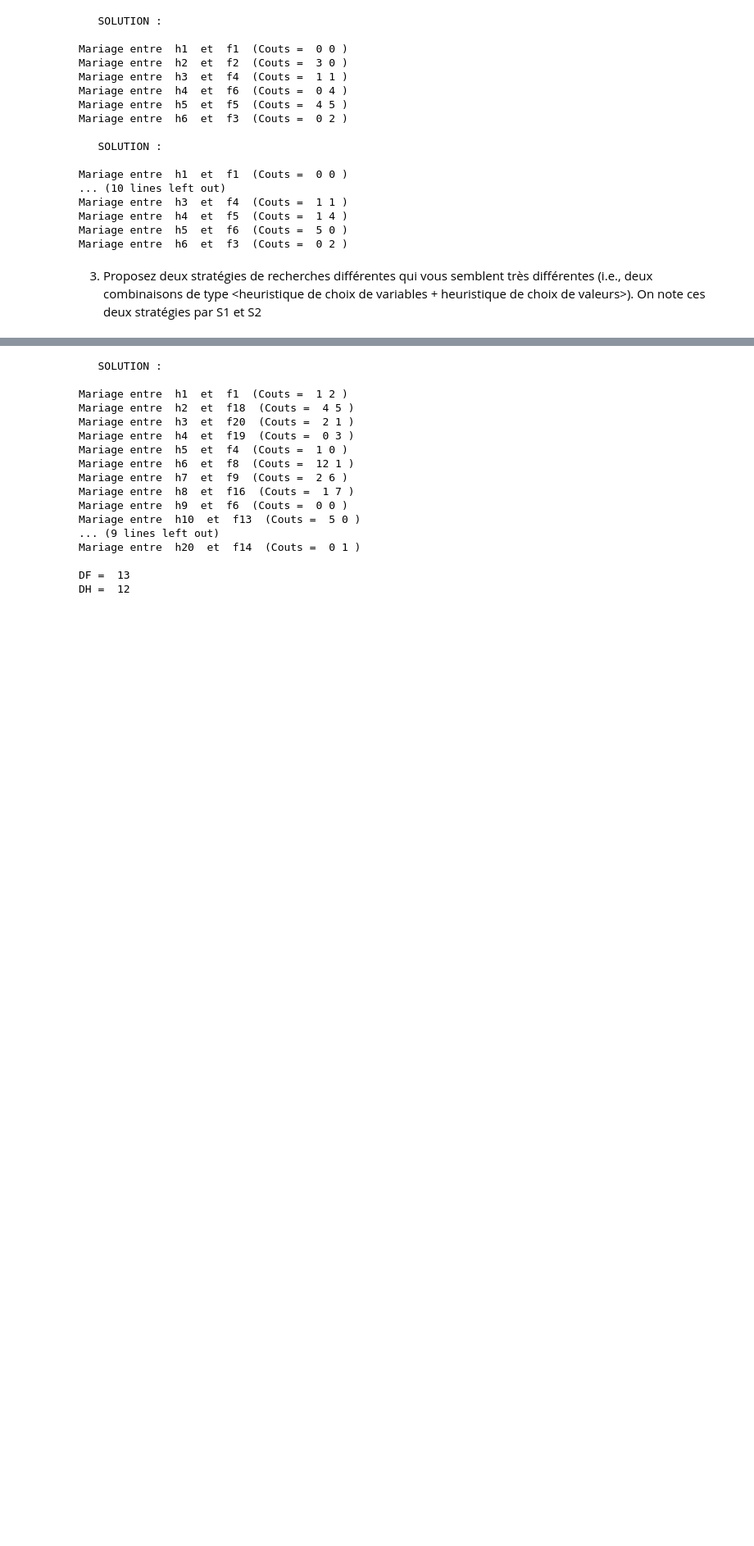
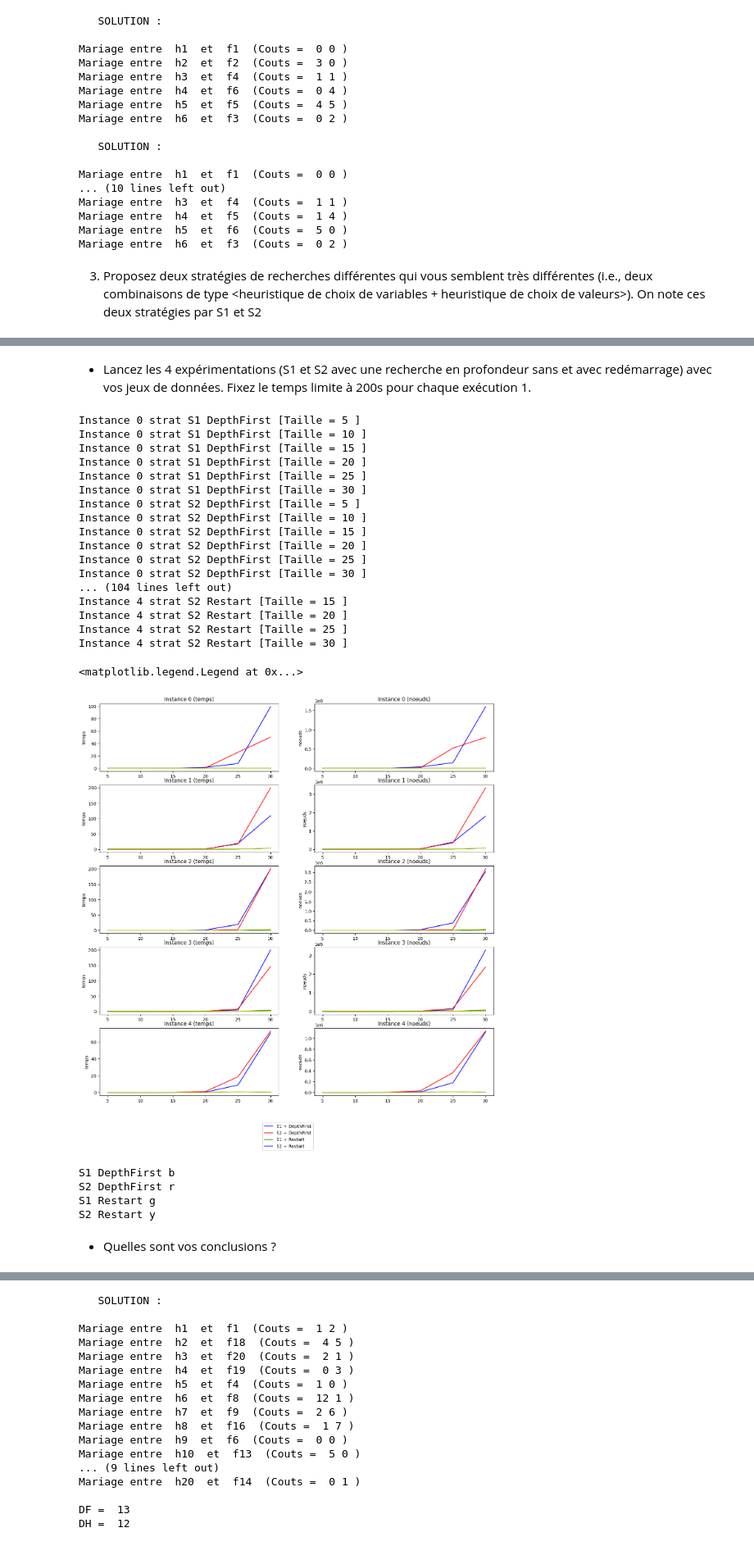
Before and after one commit to Enjmateo/CCP, a Jupyter notebook: final.ipynb, the cells around one changed output, grey strips where cells are left out. Shown at 82% size. Cells and saved outputs as stored; diff of their text form; code cells hidden in the pictures; blank space fills up the shorter version.

```diff
--- a/final.ipynb
+++ b/final.ipynb
@@ -140,8 +140,9 @@ de type <heuristique de choix de variables + heuristique de choix de valeurs>).
 par S1 et S2
 # %%
 vars = [i for i in x.values()]+[i for i in D.values()]
-S1 = mdl.search_phase(vars,varchooser=mdl.select_random_var(), valuechooser=mdl.select_smallest(value()))
-S2 = mdl.search_phase(vars,varchooser=mdl.select_random_var(), valuechooser=mdl.select_random_value())
+strats = {}
+strats["S1"] = mdl.search_phase(vars,varchooser=mdl.select_random_var(), valuechooser=mdl.select_smallest(value()))
+strats["S2"] = mdl.search_phase(vars,varchooser=mdl.select_random_var(), valuechooser=mdl.select_random_value())
 # %% [markdown]
 On veut tester S1 et S2 avec une recherche en profondeur sans et avec redémarrage (’DepthFirst’ vs ’Restart’). Voici le protocole de l’étude expérimentale :
 * Générez différentes instances randomisées du problème avec différentes tailles (à partir de n = 5). Pour
@@ -192,0 +150,72 @@ S1 + DepthFirst :
+# %%
+instances = {}
+#sizes = [5,10,20,30]
+sizes = [5,10,15,20,25,30]
+for N in  sizes:
+    for I in  range(0,5):
+        instances[N,I] = create_random_problem(N)
+# %% [markdown]
+* Lancez les 4 expérimentations (S1 et S2 avec une recherche en profondeur sans et avec redémarrage) avec
+vos jeux de données. Fixez le temps limite à 200s pour chaque exécution 1.
+# %%
+import matplotlib.pyplot as plt
+
+def run(S,type,F,H,L):
+    mdl = CpoModel(name="Mariages "+type+" "+S)
+    mdl.set_search_phases(strats[S])
+    x, D = simple_stable_mariage(mdl,F,H,L)
+    solution = mdl.solve(SearchType=type,trace_log=False,TimeLimit=200)
+    return (solution.get_solver_infos()['NumberOfChoicePoints'],
+    solution.get_solver_infos()['TotalTime'])
+
+#On va dabord choisir les recherches en DepthFirst puis les restart afin de mieux analyser les différentes stratégies (les ecarts étant trop grands)
+fig, axs = plt.subplots(5, 2, figsize=(16,16))
+lines = {}
+for I in range(0,5):
+    for strat, type, color in zip(["S1","S2","S1","S2"],["DepthFirst","DepthFirst","Restart","Restart"],["b","r","g","y"]):
+        results_time = []
+        results_noeuds = []
+        for N in sizes:
+            print("Instance",I,"strat",strat,type,"[Taille =",N,"]")
+            noeuds, temps = run(strat,type,*instances[N,I])
+            results_time.append(temps)
+            results_noeuds.append(noeuds)
+        lines[color],=axs[I][0].plot(sizes, results_time, color)
+        axs[I][1].plot(sizes, results_noeuds, color)
+    axs[I][0].set_ylabel("temps")
+    axs[I][1].set_ylabel("noeuds")
+    axs[I][0].set_title("Instance "+str(I)+" (temps)")
+    axs[I][1].set_title("Instance "+str(I)+" (noeuds)")
+
+plt.figlegend([lines['b'],lines['r'],lines['g'],lines['g']],["S1 + DepthFirst","S2 + DepthFirst","S1 + Restart","S2 + Restart"],loc = 'lower center')
+# %% [output]
+Instance 0 strat S1 DepthFirst [Taille = 5 ]
+Instance 0 strat S1 DepthFirst [Taille = 10 ]
+Instance 0 strat S1 DepthFirst [Taille = 15 ]
+Instance 0 strat S1 DepthFirst [Taille = 20 ]
+Instance 0 strat S1 DepthFirst [Taille = 25 ]
+Instance 0 strat S1 DepthFirst [Taille = 30 ]
+Instance 0 strat S2 DepthFirst [Taille = 5 ]
+Instance 0 strat S2 DepthFirst [Taille = 10 ]
+Instance 0 strat S2 DepthFirst [Taille = 15 ]
+Instance 0 strat S2 DepthFirst [Taille = 20 ]
+Instance 0 strat S2 DepthFirst [Taille = 25 ]
+Instance 0 strat S2 DepthFirst [Taille = 30 ]
+... (104 lines left out)
+Instance 4 strat S2 Restart [Taille = 15 ]
+Instance 4 strat S2 Restart [Taille = 20 ]
+Instance 4 strat S2 Restart [Taille = 25 ]
+Instance 4 strat S2 Restart [Taille = 30 ]
+<matplotlib.legend.Legend at 0x...>
+[figure, added]
+# %%
+for strat, type, color in zip(["S1","S2","S1","S2"],["DepthFirst","DepthFirst","Restart","Restart"],["b","r","g","y"]):
+    print(strat,type,color)
+# %% [output]
+S1 DepthFirst b
+S2 DepthFirst r
+S1 Restart g
+S2 Restart y
+# %% [markdown]
+
+* Quelles sont vos conclusions ?
```
Also changed, not shown: parts of 3 cells of this notebook, 2 other files.
